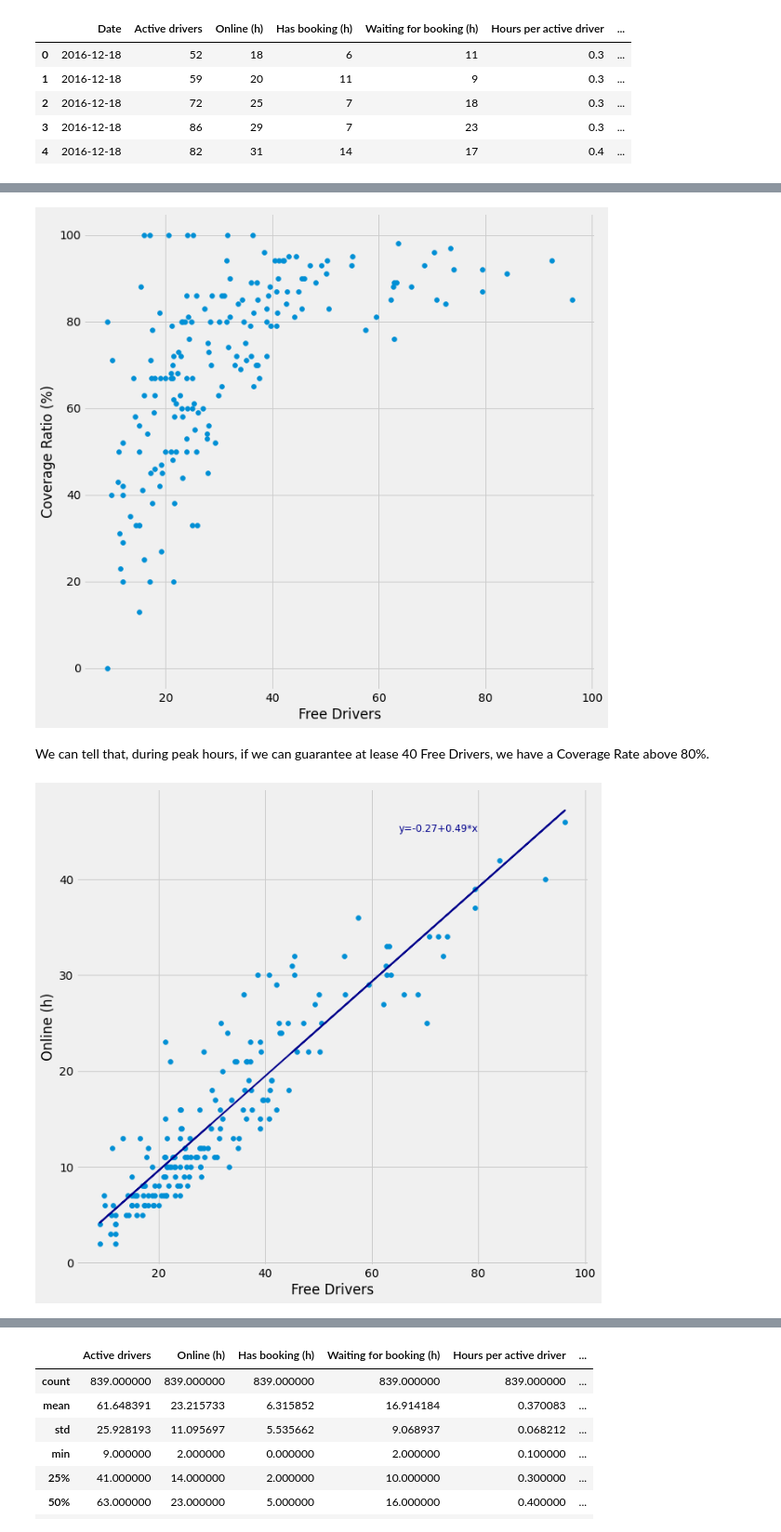
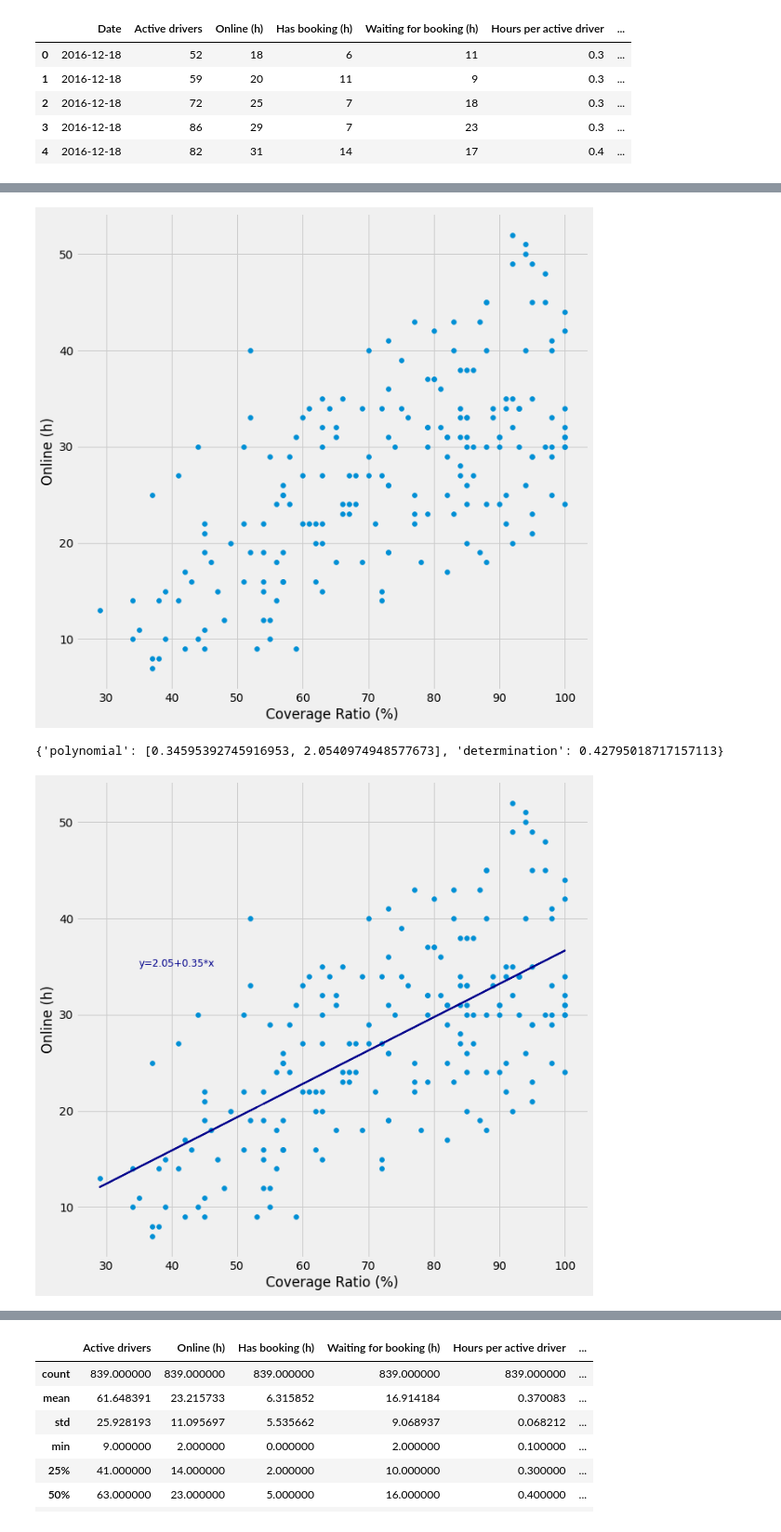
Before and after one commit to jlousada315/bolt-test, a Jupyter notebook: bolt-jl.ipynb, the cells around one changed output, grey strips where cells are left out. Shown at 93% size. Saved outputs shown, nothing was run; the diff lists cells and outputs as text; code cells hidden in the pictures.

```diff
--- a/bolt-jl.ipynb
+++ b/bolt-jl.ipynb
@@ -52,7 +62,7 @@ sd["Is Weekend"] = sd['Date'].dt.dayofweek > 4
 sd['Is Holyday'] = sd['Date'] > '2016-12-12'
 sd['Date'] = sd['Date'].dt.date
 
-sd['Demand'] = sd['People saw 0 cars (unique)'] + sd['People saw +1 cars (unique)']
+sd['Demand'] = sd['People saw +1 cars (unique)']
 busy_ratio = (sd['Has booking (h)'] / sd['Online (h)'])
 sd['Free Drivers'] = sd['Active drivers'] * (1-busy_ratio)
 
@@ -239,7 +251,7 @@ Peak hours are:
 - both on holidays
 # %%
 def is_peak(x):
-    if x['Is Weekend'] == True:
+    if x['Is Weekend'] == False:
         return x['Hour'] in ([7,8,9,17,18,19])
     else:
         return x['Hour'] in ([0,1,2,3,4])
@@ -262,33 +296,54 @@ sd_peak = sd[sd['is_peak'] ==True]
 
 fig = plt.figure(figsize=(10, 10))
 ax = plt.axes()
-ax.scatter(sd_peak['Free Drivers'], sd_peak['Coverage Ratio (%)'])
-plt.xlabel("Free Drivers")
-plt.ylabel("Coverage Ratio (%)")
+ax.scatter(sd_peak['Coverage Ratio (%)'], sd_peak['Online (h)'])
+plt.ylabel("Online (h)")
+plt.xlabel("Coverage Ratio (%)")
 plt.show()
 # %% [output]
-[figure, old version]
+[figure, new version]
-# %% [markdown]
-We can tell that, during peak hours, if we can guarantee at lease 40 Free Drivers, we have a Coverage Rate above 80%.
+# %%
+# Polynomial Regression
+def polyfit(x, y, degree):
+    results = {}
+
+    coeffs = np.polyfit(x, y, degree)
+
+     # Polynomial Coefficients
+    results['polynomial'] = coeffs.tolist()
+
+    # r-squared
+    p = np.poly1d(coeffs)
+    # fit values, and mean
+    yhat = p(x)                         # or [p(z) for z in x]
+    ybar = np.sum(y)/len(y)          # or sum(y)/len(y)
+    ssreg = np.sum((yhat-ybar)**2)   # or sum([ (yihat - ybar)**2 for yihat in yhat])
+    sstot = np.sum((y - ybar)**2)    # or sum([ (yi - ybar)**2 for yi in y])
+    results['determination'] = ssreg / sstot
+
+    return results
 # %%
 # investigate if there is a linear relationship between active drivers and Online hours.
 
-X = sd_peak['Free Drivers']
+X = sd_peak['Coverage Ratio (%)']
 y = sd_peak['Online (h)']
 
-fit = np.polyfit(X,y, 1)
+
+fit = polyfit(X,y, 1)
+print(fit)
 
 fig = plt.figure(figsize=(10, 10))
 ax = plt.axes()
 ax.scatter(X, y)
 
 # regression line
-plt.plot(X, fit[0] * X + fit[1], color='darkblue', linewidth=2)
-plt.text(65, 45, 'y={:.2f}+{:.2f}*x'.format(fit[1], fit[0]), color='darkblue', size=12)
+plt.plot(X, fit["polynomial"][0] * X + fit["polynomial"][1], color='darkblue', linewidth=2)
+plt.text(35, 35, 'y={:.2f}+{:.2f}*x'.format(fit["polynomial"][1], fit["polynomial"][0]), color='darkblue', size=12)
 
-plt.xlabel("Free Drivers")
 plt.ylabel("Online (h)")
+plt.xlabel("Coverage Ratio (%)")
 plt.show()
 # %% [output]
+{'polynomial': [0.34595392745916953, 2.0540974948577673], 'determination': 0.42795018717157113}
-[figure, old version]
+[figure, new version]
 # %%
```
Also changed, not shown: parts of 32 cells of this notebook, 1 other file.
